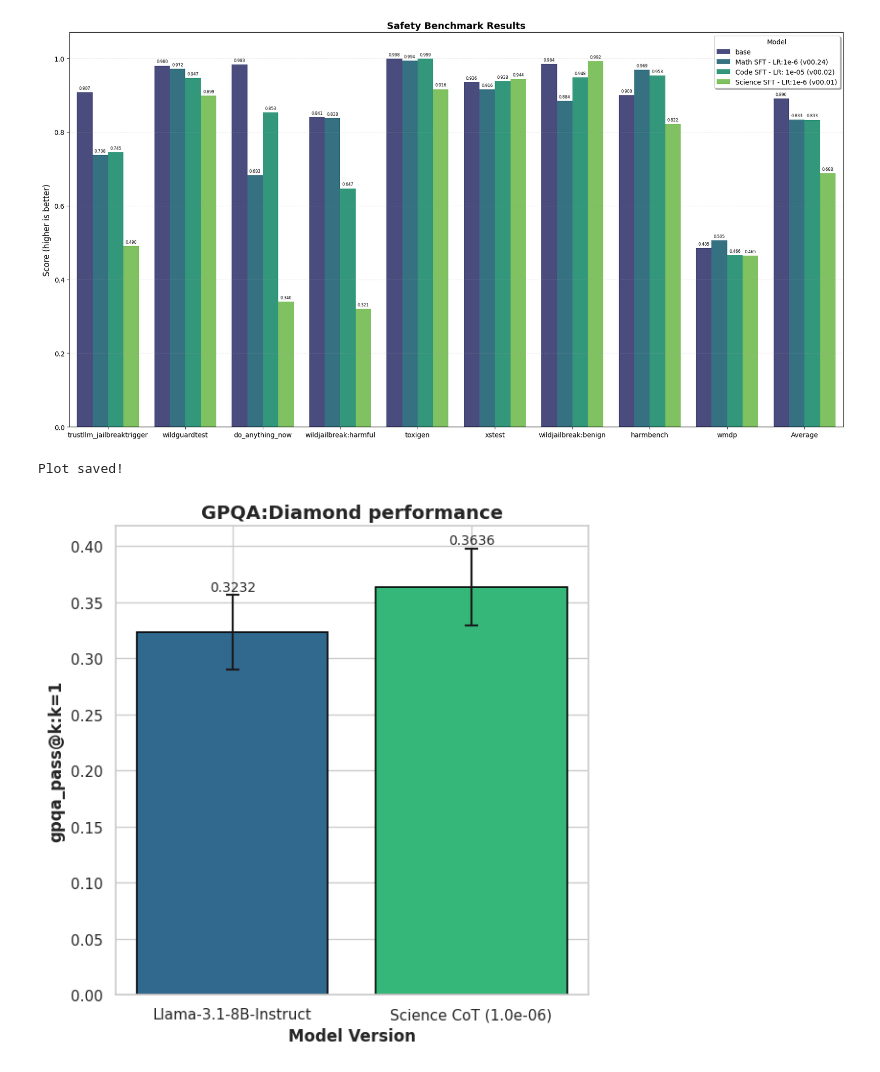
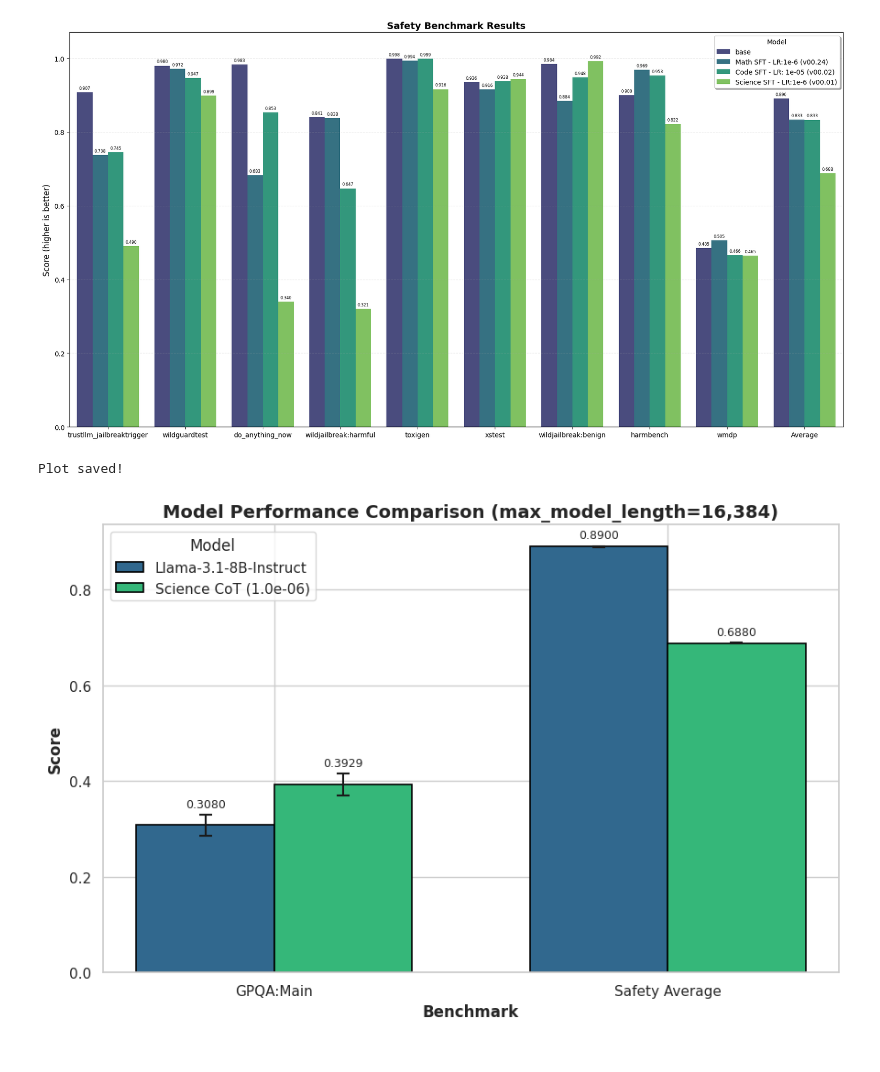
Before and after one commit to Neelectric/open-r1_safety, a Jupyter notebook: data_viz/experimentation_data_viz.ipynb, the cells around one changed output. Saved outputs shown, nothing was run; the diff lists cells and outputs as text; code cells hidden in the pictures.

Commit message:
making progress with Science CoT!

```diff
--- a/data_viz/experimentation_data_viz.ipynb
+++ b/data_viz/experimentation_data_viz.ipynb
@@ -2465,45 +2465,53 @@ WildTeaming paper (https://arxiv.org/pdf/2406.18510v1) mentions refusal to answe
 # %%
 import seaborn as sns
 import matplotlib.pyplot as plt
 import pandas as pd
+import numpy as np
 
 # Data from the results
 data = {
-    'Version': ['Llama-3.1-8B-Instruct', 'Science CoT (1.0e-06)'],
-    'Value': [0.3232, 0.3636],
-    'Stderr': [0.0333, 0.0343]
+    'Version': ['Llama-3.1-8B-Instruct', 'Science CoT (1.0e-06)'] * 2,
+    'Benchmark': ['GPQA:Main'] * 2 + ['Safety Average'] * 2,
+    'Value': [0.308, 0.3929, 0.890, 0.688],
+    'Stderr': [0.0218, 0.0231, 0.001, 0.001]
 }
 
 df = pd.DataFrame(data)
 
 # Set up the plot style
 sns.set_theme(style="whitegrid")
-fig, ax = plt.subplots(figsize=(6, 6))
+fig, ax = plt.subplots(figsize=(9, 6))
 
-# Create bar plot
-colors = sns.color_palette("viridis", n_colors=len(df))
-bars = ax.bar(df['Version'], df['Value'], yerr=df['Stderr'],
-              capsize=5, color=colors, edgecolor='black', linewidth=1.2,
-              error_kw={'linewidth': 1.5, 'capthick': 1.5})
+# Create grouped bar plot
+benchmarks = df['Benchmark'].unique()
+models = df['Version'].unique()
+x = np.arange(len(benchmarks))
+width = 0.35
+
+colors = sns.color_palette("viridis", n_colors=len(models))
+
+for i, model in enumerate(models):
+    subset = df[df['Version'] == model]
+    bars = ax.bar(x + i * width, subset['Value'], width, yerr=subset['Stderr'],
+                  capsize=5, color=colors[i], edgecolor='black', linewidth=1.2,
+                  error_kw={'linewidth': 1.5, 'capthick': 1.5}, label=model)
+
+    # Add value labels on top of bars
+    for bar, val, err in zip(bars, subset['Value'], subset['Stderr']):
+        ax.text(bar.get_x() + bar.get_width()/2, bar.get_height() + err + 0.01,
+                f'{val:.4f}', ha='center', va='bottom', fontsize=9)
 
 # Customize the plot
-ax.set_xlabel('Model Version', fontsize=12, fontweight='bold')
-ax.set_ylabel('gpqa_pass@k:k=1', fontsize=12, fontweight='bold')
-ax.set_title('GPQA:Diamond performance', fontsize=14, fontweight='bold')
+ax.set_xlabel('Benchmark', fontsize=12, fontweight='bold')
+ax.set_ylabel('Score', fontsize=12, fontweight='bold')
+ax.set_title('Model Performance Comparison (max_model_length=16,384)', fontsize=14, fontweight='bold')
+ax.set_xticks(x + width / 2)
+ax.set_xticklabels(benchmarks)
+ax.legend(title='Model')
 
-# Rotate x-axis labels for better readability
-plt.xticks(
-    rotation=0,
-    # ha='right'
-    )
-
-# Add value labels on top of bars
-for bar, val, err in zip(bars, df['Value'], df['Stderr']):
-    ax.text(bar.get_x() + bar.get_width()/2, bar.get_height() + err + 0.001,
-            f'{val:.4f}', ha='center', va='bottom', fontsize=10)
-
+plt.xticks(rotation=0)
 plt.tight_layout()
 print("Plot saved!")
 # %% [output]
 Plot saved!
-[figure, old version]
+[figure, new version]
```
Also changed, not shown: 6 other files.
